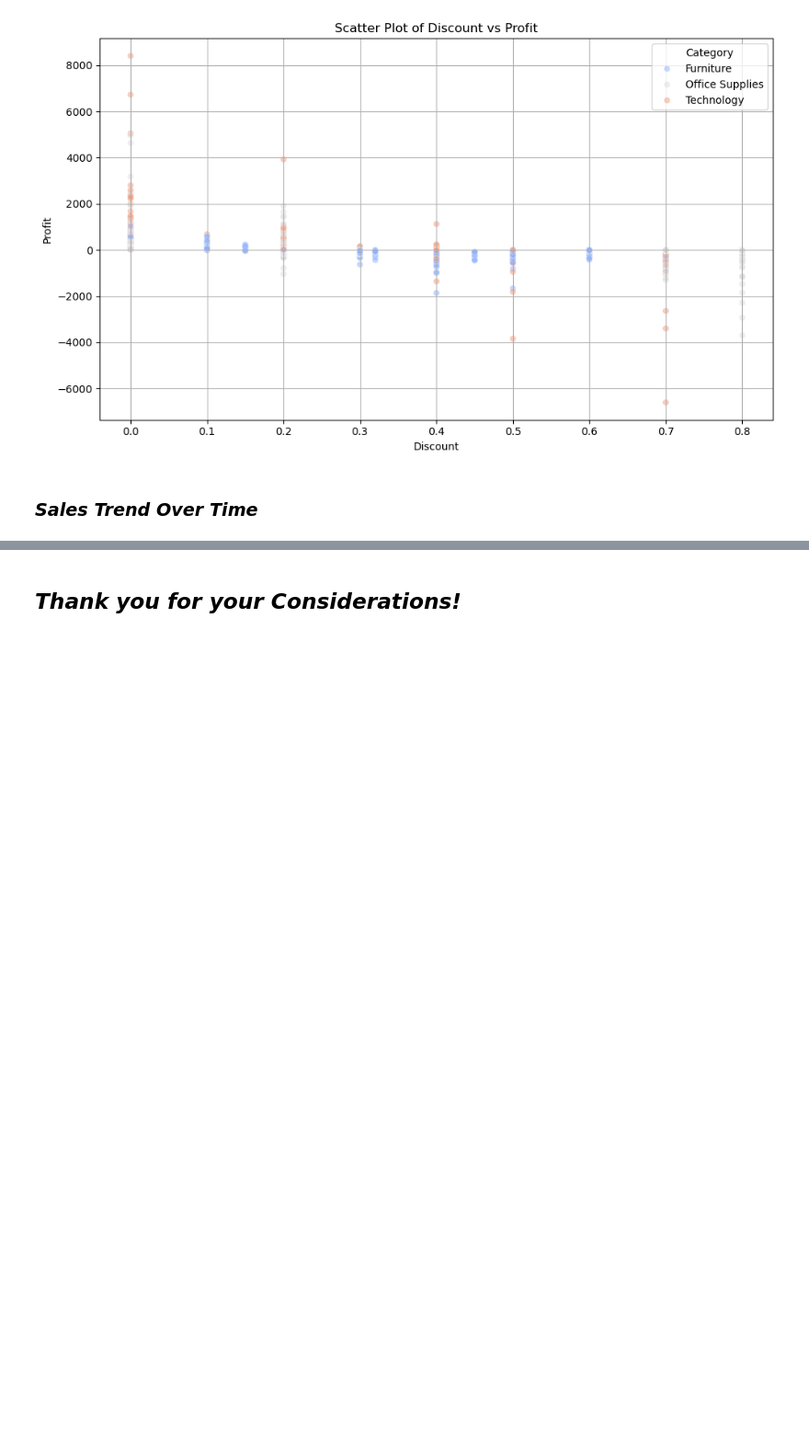
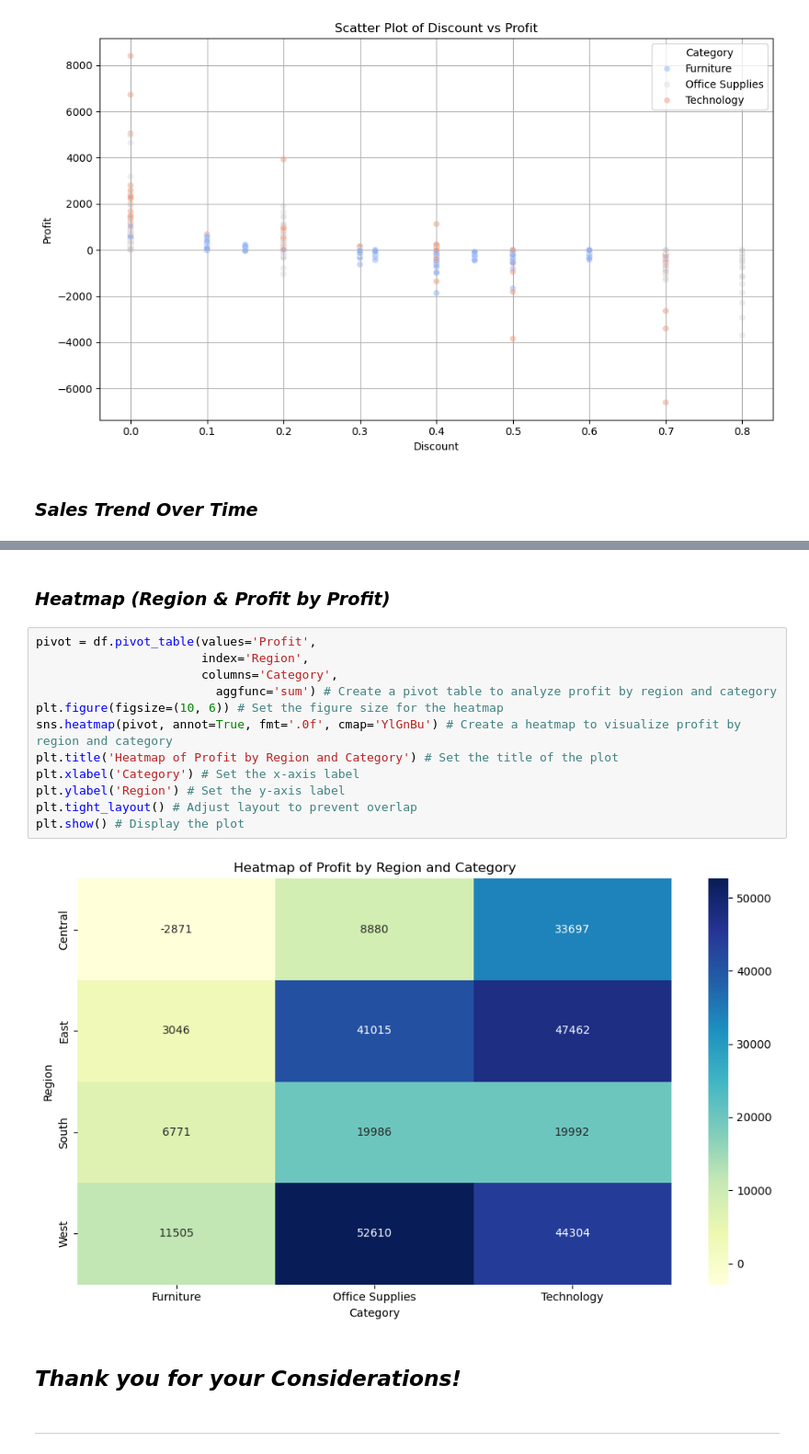
Before and after one commit to huseynaxmedov1999/Sales-and-Profit-Analysis, a Jupyter notebook: Sales and Profit Analysis.ipynb, the cells around one changed output, grey strips where cells are left out. Shown at 92% size. Drawn from its saved outputs; the diff is of its cells as text; blank space fills up the shorter version.

```diff
--- a/Sales and Profit Analysis.ipynb
+++ b/Sales and Profit Analysis.ipynb
@@ -232,2 +264,20 @@ plt.show() # Display the plot
+# %% [markdown]
+### *Heatmap (Region & Profit by Profit)*
+# %%
+pivot = df.pivot_table(values='Profit',
+                       index='Region',
+                       columns='Category',
+                         aggfunc='sum') # Create a pivot table to analyze profit by region and category
+plt.figure(figsize=(10, 6)) # Set the figure size for the heatmap
+sns.heatmap(pivot, annot=True, fmt='.0f', cmap='YlGnBu') # Create a heatmap to visualize profit by region and category
+plt.title('Heatmap of Profit by Region and Category') # Set the title of the plot
+plt.xlabel('Category') # Set the x-axis label
+plt.ylabel('Region') # Set the y-axis label
+plt.tight_layout() # Adjust layout to prevent overlap
+plt.show() # Display the plot
+# %% [output]
+[figure, added]
 # %% [markdown]
 ## *Thank you for your Considerations!*
+# %% [markdown]
+---
```
Also changed, not shown: parts of 11 cells of this notebook.
